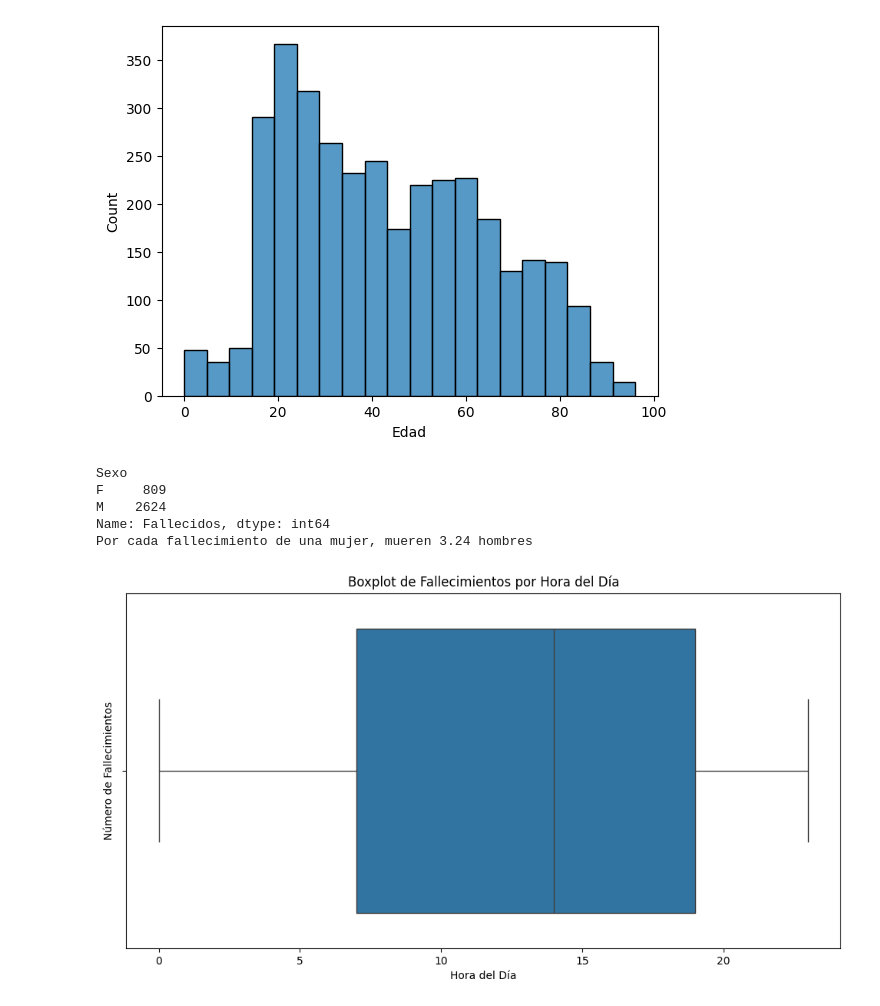
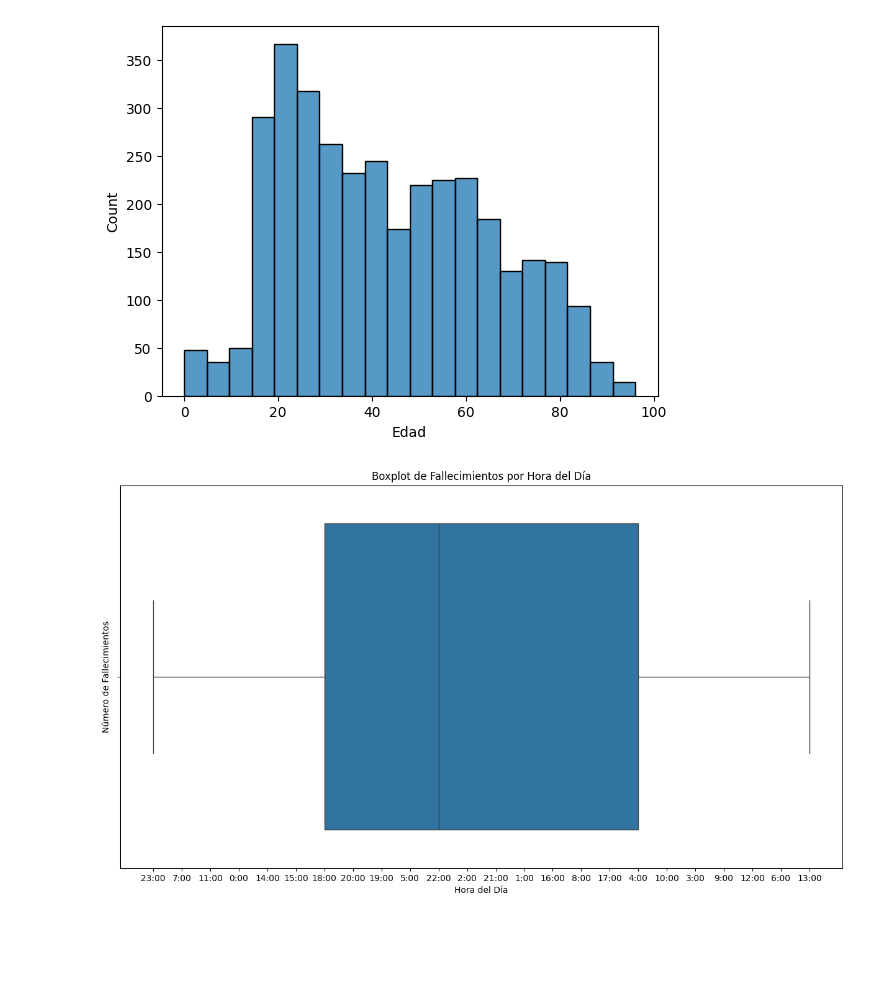
Before and after one commit to ChristianDzk/datascience, a Jupyter notebook: Primer Entrega.ipynb, the cells around one changed output. Cells and saved outputs as stored; diff of their text form; code cells hidden in the pictures; blank space fills up the shorter version.

```diff
--- a/Primer Entrega.ipynb
+++ b/Primer Entrega.ipynb
@@ -39,6 +39,6 @@ Index(['Fecha y hora', 'Fecha', 'Hora', 'Departamento', 'Localidad',
       dtype='object')
 # %%
 #Borro columnas que no me sirven:  'X', 'Y', y 'Jurisdiccion '
-df = df.drop(columns=['X', 'Y', 'Jurisdiccion ', 'Lugar del Siniestro'], errors='ignore')
+df = df.drop(columns=['X', 'Y', 'Jurisdiccion ', 'Lugar del Siniestro', 'Fallecidos'], errors='ignore')
 df
 # %% [output]
@@ -158,39 +191,17 @@ sns.histplot(data=df, x="Edad",bins=20)
 # %% [output]
 <Axes: xlabel='Edad', ylabel='Count'>
 [figure]
-# %%
-# Agrupar por 'Sexo' y contar la cantidad de fallecidos
-fallecidos_por_sexo = df.groupby('Sexo')['Fallecidos'].sum()
-
-print(fallecidos_por_sexo)
-
-# Obtener la cantidad de fallecidos para cada sexo
-fallecidos_mujeres = fallecidos_por_sexo.get('F', 0)
-fallecidos_hombres = fallecidos_por_sexo.get('M', 0)
-
-# Calcular el ratio
-if fallecidos_mujeres > 0 and fallecidos_hombres > 0:
-    ratio = fallecidos_hombres / fallecidos_mujeres
-    print(f"Por cada fallecimiento de una mujer, mueren {ratio:.2f} hombres")
-else:
-    print("No hay suficientes datos para calcular el ratio")
-# %% [output]
-Sexo
-F     809
-M    2624
-Name: Fallecidos, dtype: int64
-Por cada fallecimiento de una mujer, mueren 3.24 hombres
 # %%
 
 # Crear el boxplot
-plt.figure(figsize=(12, 6))
-sns.boxplot(x='hora', data=df)
+plt.figure(figsize=(15, 8))
+sns.boxplot(x='Hora Entera', data=df)
 plt.xlabel('Hora del Día')
 plt.ylabel('Número de Fallecimientos')
 plt.title('Boxplot de Fallecimientos por Hora del Día')
 plt.show()
 # %% [output]
-[figure, old version]
+[figure, new version]
 # %%
 # Con los siguientes datos podemos concluir que:
 # 1) Los hombres son el principal protagonista de los fallecimientos
```
Also changed, not shown: parts of 10 cells of this notebook.
